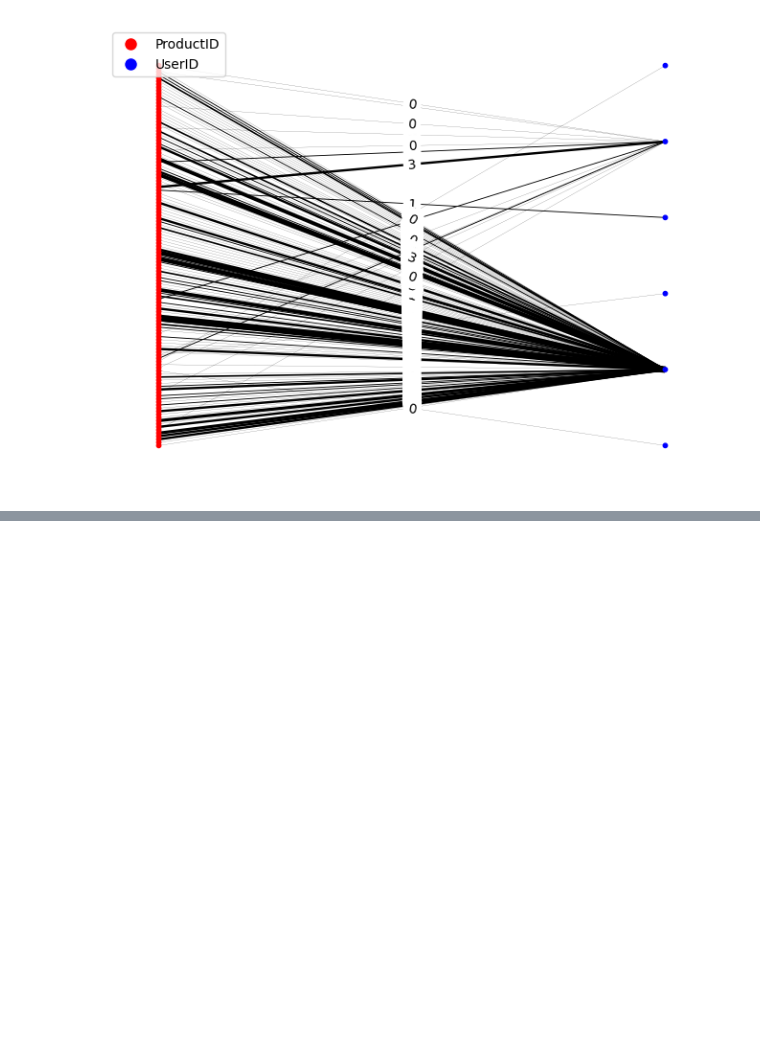
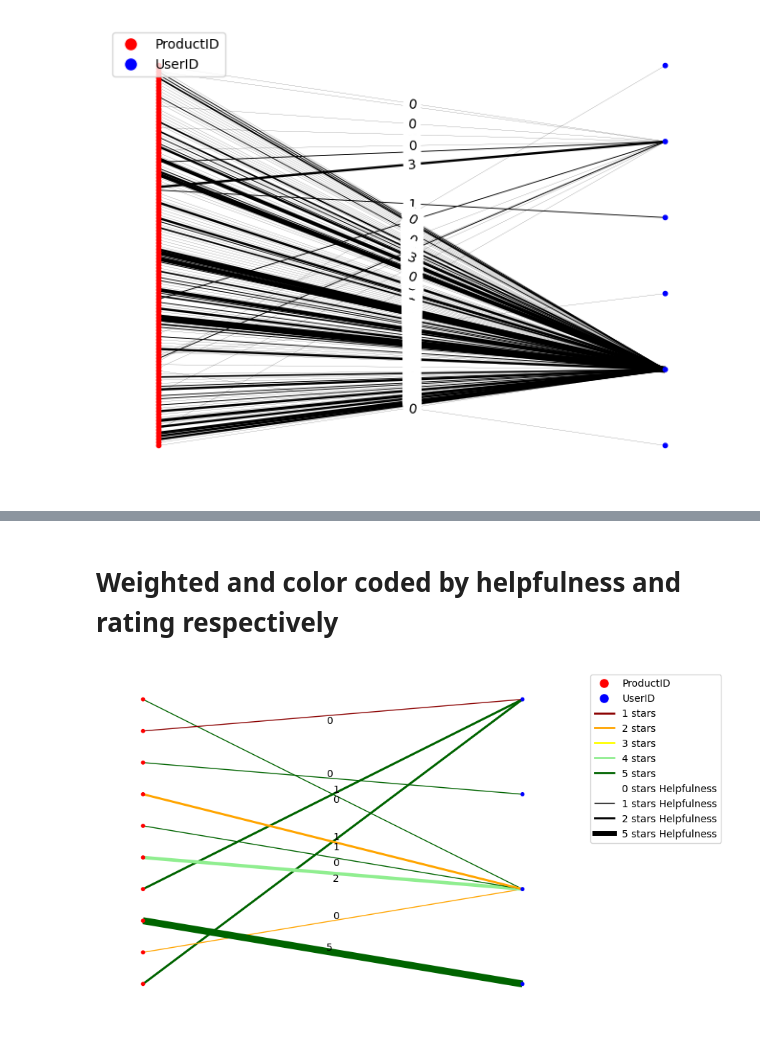
Before and after one commit to Mister-JP/Food-Reviews-Analysis-and-Recommendation-System, a Jupyter notebook: SMA-1.ipynb, the cells around one changed output, grey strips where cells are left out. Saved outputs shown, nothing was run; the diff lists cells and outputs as text; code cells hidden in the pictures; blank space fills up the shorter version.

```diff
--- a/SMA-1.ipynb
+++ b/SMA-1.ipynb
@@ -208,0 +322,71 @@ plt.show()
+# %% [markdown]
+# Weighted and color coded by helpfulness and rating respectively
+# %%
+# Create the bipartite graph with edge attributes for weight and rating
+BiPartite = nx.Graph()
+for index, row in df.iterrows():
+    BiPartite.add_node(row['product/productId'], bipartite=0)
+    BiPartite.add_node(row['review/profileName'], bipartite=1)
+    BiPartite.add_edge(row['product/productId'], row['review/profileName'],
+                       weight=row['helpfulness'], rating=row['review/score'])
+
+# Sample the source nodes and create a subgraph
+source_nodes = [n for n, d in BiPartite.nodes(data=True) if d['bipartite'] == 1]
+sample_size = 10
+sampled_source_nodes = random.sample(source_nodes, sample_size)
+sampled_edges = [(u, v) for u, v in BiPartite.edges if u in sampled_source_nodes]
+sampled_nodes = set([u for u, v in sampled_edges] + [v for u, v in sampled_edges])
+Sampled_BiPartite = BiPartite.subgraph(sampled_nodes)
+
+# Custom color map for star-rating
+rating_colors = {1: 'darkred', 2: 'orange', 3: 'yellow', 4: 'lightgreen', 5: 'darkgreen'}
+
+# Calculate edge colors and widths based on rating and helpfulness score
+edge_colors = [rating_colors[Sampled_BiPartite[u][v]['rating']] for u, v in Sampled_BiPartite.edges()]
+edge_weights = [Sampled_BiPartite[u][v]['weight'] for u, v in Sampled_BiPartite.edges()]
+max_weight = max(max(edge_weights),1)
+min_width = 1
+max_width = 7
+edge_widths = [((w / max_weight) * (max_width - min_width)) + min_width for w in edge_weights]
+
+# Custom legend elements for edge colors (star-rating)
+rating_legend_elements = [Line2D([0], [0], color=rating_colors[r], lw=2, label=f'{r} stars') for r in sorted(rating_colors.keys())]
+
+# Custom legend elements for edge widths (helpfulness scores)
+edges_weight_list = sorted(list(set(edge_weights)))  # Get unique edge weights
+width_legend_elements = [Line2D([], [], linewidth=w, color='black', label=f'{w} stars Helpfulness') for w in edges_weight_list]
+
+
+# Plot the sampled bipartite graph with varying edge colors and widths
+colors = ['red' if data['bipartite'] == 0 else 'blue' for _, data in Sampled_BiPartite.nodes(data=True)]
+pos = nx.bipartite_layout(Sampled_BiPartite, [n for n, d in Sampled_BiPartite.nodes(data=True) if d['bipartite'] == 0])
+nx.draw(Sampled_BiPartite, pos, node_color=colors, with_labels=False, node_size=10, font_size=5, font_weight='bold', edge_color=edge_colors, width=edge_widths)
+
+# Draw edge labels (helpfulness scores)
+# Add annotations to the edges
+for u, v in Sampled_BiPartite.edges():
+    x, y = pos[u]
+    dx, dy = pos[v][0] - x, pos[v][1] - y
+    alignment = {'horizontalalignment': 'center', 'verticalalignment': 'center'}
+    if dx < 0:
+        alignment['horizontalalignment'] = 'right'
+    else:
+        alignment['horizontalalignment'] = 'left'
+    if dy < 0:
+        alignment['verticalalignment'] = 'top'
+    else:
+        alignment['verticalalignment'] = 'bottom'
+    plt.annotate(Sampled_BiPartite[u][v]['weight'], xy=(x + dx / 2, y + dy / 2), xytext=(0, 0), textcoords='offset points', **alignment)
+
+# Create a custom legend for nodes
+node_legend_elements = [Line2D([0], [0], marker='o', color='w', label='ProductID', markerfacecolor='red', markersize=10),
+                        Line2D([0], [0], marker='o', color='w', label='UserID', markerfacecolor='blue', markersize=10)]
+
+# Combine all legend elements and display the legend
+legend_elements = node_legend_elements + rating_legend_elements + width_legend_elements
+
+
+plt.legend(handles=legend_elements, bbox_to_anchor=(1.05, 1.0))
+plt.show()
+# %% [output]
+[figure, added]
```
Also changed, not shown: parts of 45 cells of this notebook.
